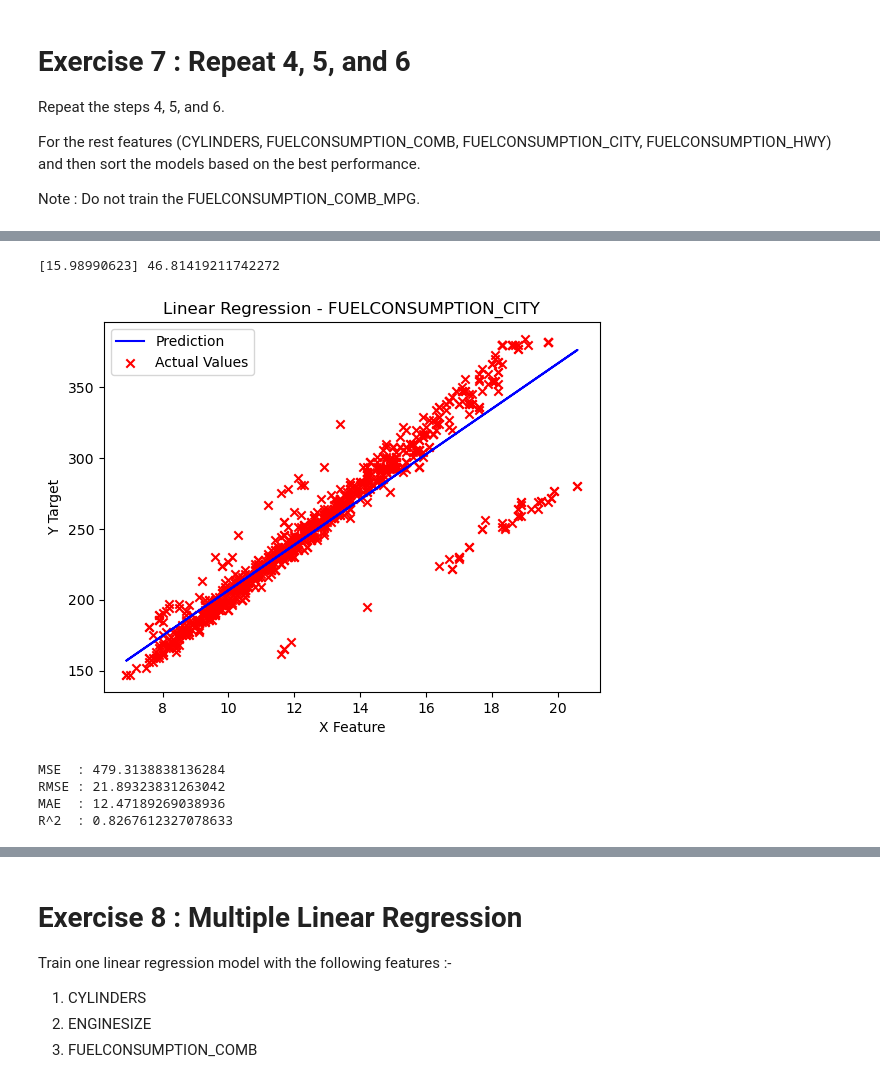
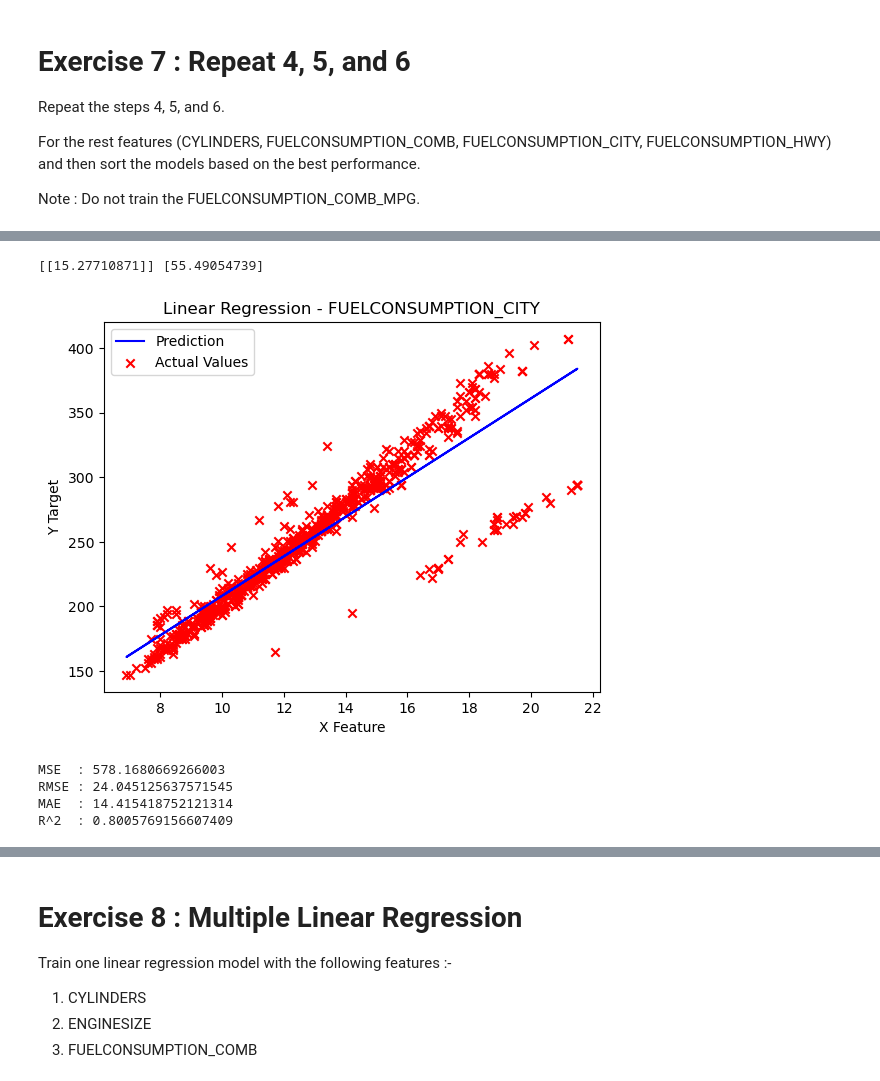
Before and after one commit to Tuwaiq-Data-Science-Bootcamp-V5/Linear_Regression-Lab1, a Jupyter notebook: Assignment_Linear_Regression.ipynb, the cells around one changed output, grey strips where cells are left out. Drawn from its saved outputs; the diff is of its cells as text; code cells hidden in the pictures.

```diff
--- a/Assignment_Linear_Regression.ipynb
+++ b/Assignment_Linear_Regression.ipynb
@@ -291,10 +282,10 @@ def find_y(x, beta, b):
         y.append(xi * beta + b)
     return np.array(y)
 
-y_pred = find_y(X, wight[0], bias)
+y_pred = find_y(x_test, wight[0], bias)
 
-plt.plot(X, y_pred, c='b',label='Prediction')
-plt.scatter(X, y, marker='x', c='r',label='Actual Values')
+plt.plot(x_test, y_pred, c='b',label='Prediction')
+plt.scatter(x_train, y_train, marker='x', c='r',label='Actual Values')
 
 plt.title("Linear Regression using Scikit-Learn")
 
@@ -302,5 +293,5 @@ plt.ylabel('Y Target')
 plt.xlabel('X Feature')
 plt.legend()
 
-plt.show();
+plt.show()
 # %% [output]
@@ -315,10 +306,10 @@ from sklearn.metrics import mean_absolute_error
 from sklearn.metrics import r2_score
 import math
 
-print(f'MSE  : {mean_squared_error(y, y_pred)}')
-print(f'RMSE : {math.sqrt(mean_squared_error(y, y_pred))}')
-print(f'MAE  : {mean_absolute_error(y, y_pred)}')
-print(f'R^2  : {r2_score(y, y_pred)}')
+print(f'MSE  : {mean_squared_error(y_test, y_pred)}')
+print(f'RMSE : {math.sqrt(mean_squared_error(y_test, y_pred))}')
+print(f'MAE  : {mean_absolute_error(y_test, y_pred)}')
+print(f'R^2  : {r2_score(y_test, y_pred)}')
 
-list_eval = [('ENGINESIZE',r2_score(y, y_pred))]
+list_eval = [('ENGINESIZE',r2_score(y_test, y_pred))]
 # %% [output]
@@ -413,40 +408,42 @@ R^2  : 0.8365954798493416
 # %%
 # FUELCONSUMPTION_CITY
-X = df['FUELCONSUMPTION_CITY'].to_numpy()
-y = df['CO2EMISSIONS'].to_numpy()
+
 linear_regression_model = LinearRegression()
 
-linear_regression_model.fit(X.reshape(-1, 1), y)
+x_train = X_train['FUELCONSUMPTION_CITY'].values.reshape(-1, 1)
+x_test = X_test['FUELCONSUMPTION_CITY'].values.reshape(-1, 1)
+
+linear_regression_model.fit(x_train, y_train)
 
 wight = linear_regression_model.coef_
 bias = linear_regression_model.intercept_
 print(wight, bias)
 
-y_pred = find_y(X, wight[0], bias)
+y_pred = find_y(x_test, wight[0], bias)
 
-plt.plot(X, y_pred, c='b',label='Prediction')
-plt.scatter(X, y, marker='x', c='r',label='Actual Values')
+plt.plot(x_test, y_pred, c='b',label='Prediction')
+plt.scatter(x_train, y_train, marker='x', c='r',label='Actual Values')
 
 plt.title("Linear Regression - FUELCONSUMPTION_CITY")
 
 plt.ylabel('Y Target')
 plt.xlabel('X Feature')
 plt.legend()
 
 plt.show()
 
-print(f'MSE  : {mean_squared_error(y, y_pred)}')
-print(f'RMSE : {math.sqrt(mean_squared_error(y, y_pred))}')
-print(f'MAE  : {mean_absolute_error(y, y_pred)}')
-print(f'R^2  : {r2_score(y, y_pred)}')
+print(f'MSE  : {mean_squared_error(y_test, y_pred)}')
+print(f'RMSE : {math.sqrt(mean_squared_error(y_test, y_pred))}')
+print(f'MAE  : {mean_absolute_error(y_test, y_pred)}')
+print(f'R^2  : {r2_score(y_test, y_pred)}')
 
-list_eval.append(('FUELCONSUMPTION_CITY',r2_score(y, y_pred)))
+list_eval.append(('FUELCONSUMPTION_CITY',r2_score(y_test, y_pred)))
 # %% [output]
-[15.98990623] 46.81419211742272
+[[15.27710871]] [55.49054739]
-[figure, old version]
+[figure, new version]
-MSE  : 479.3138838136284
-RMSE : 21.89323831263042
-MAE  : 12.47189269038936
-R^2  : 0.8267612327078633
+MSE  : 578.1680669266003
+RMSE : 24.045125637571545
+MAE  : 14.415418752121314
+R^2  : 0.8005769156607409
 # %%
 # FUELCONSUMPTION_HWY
```
Also changed, not shown: parts of 11 cells of this notebook.
